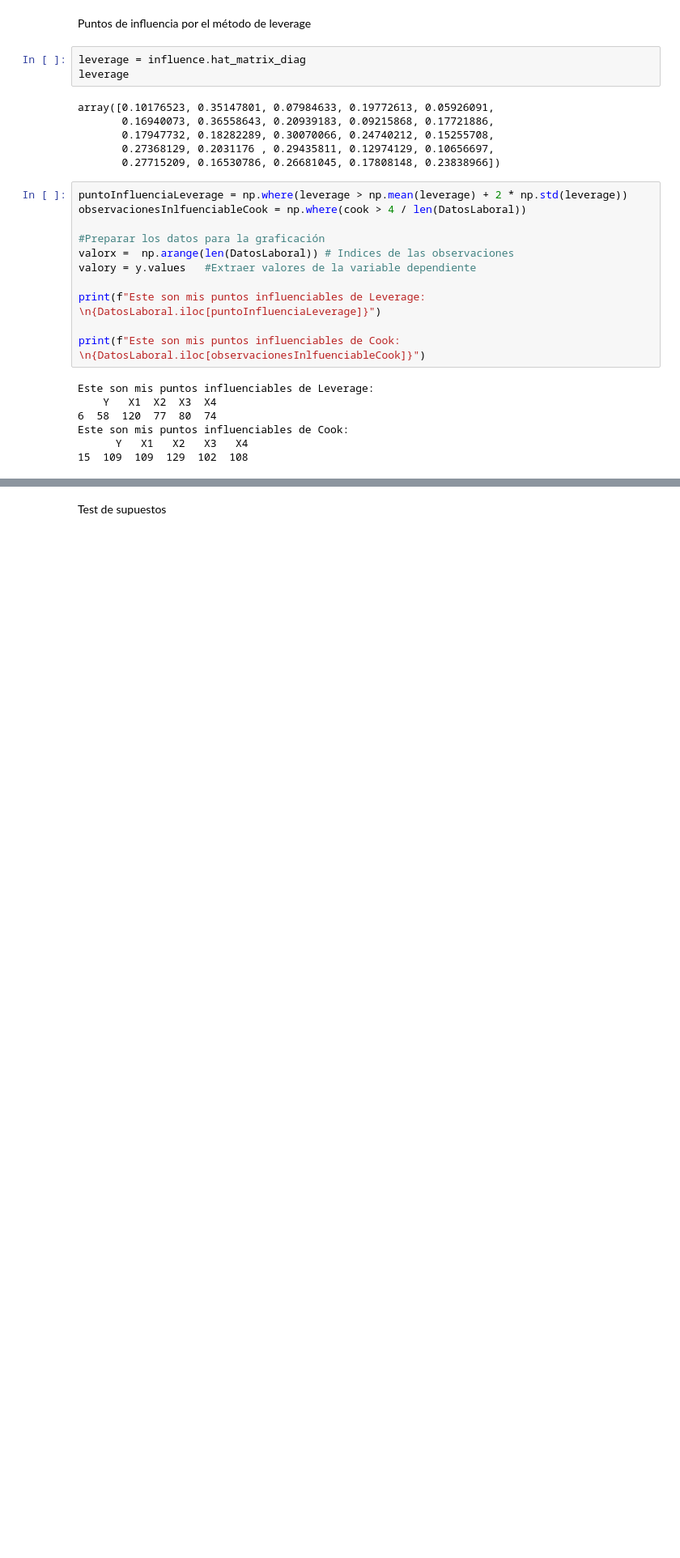
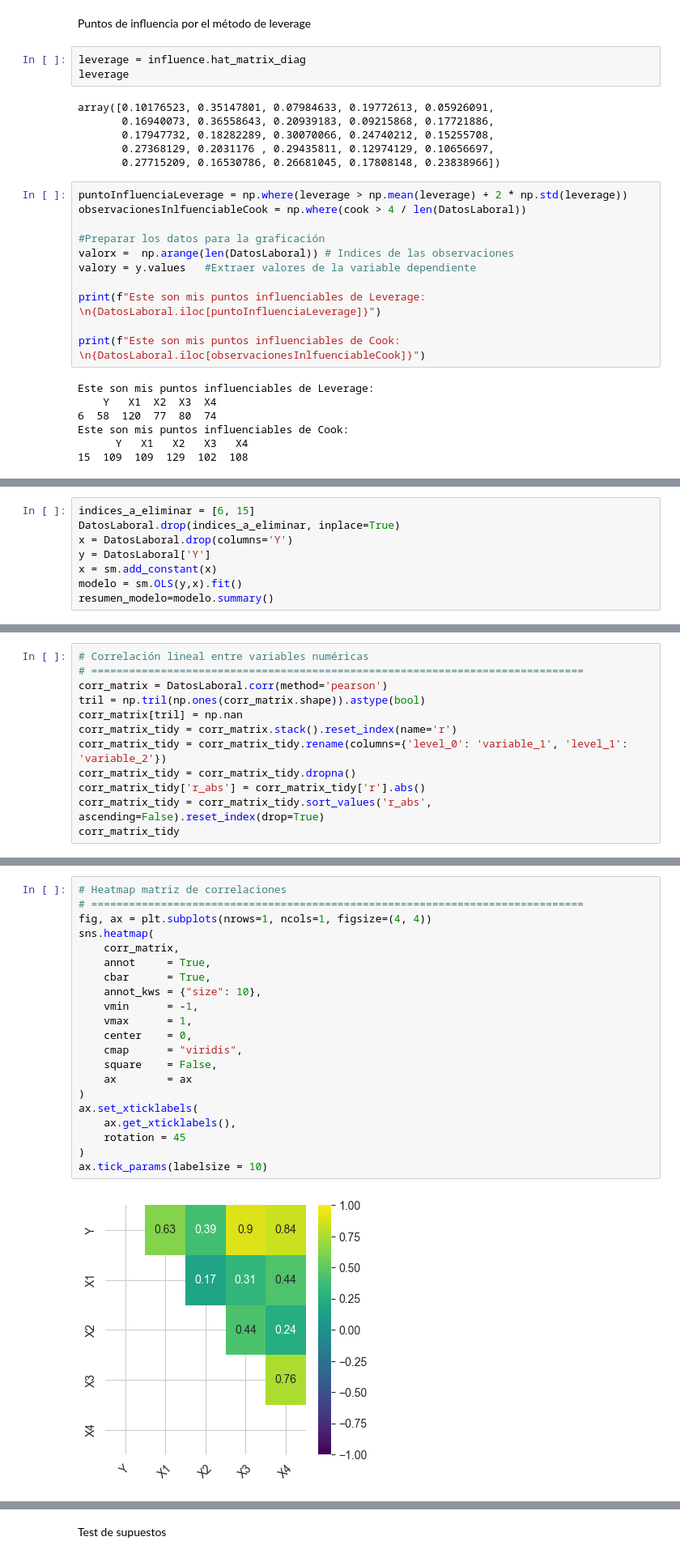
Before and after one commit to JuanJoseNaranjo/Regresion_lineal_multiple, a Jupyter notebook: Trabajo3EAE_JuanJoseNaranjoVelasquez_DiegoAlejandroMoraSuarez_KennethDavidLeonelTriana.ipynb, the cells around one changed output, grey strips where cells are left out. Shown at 81% size. Drawn from its saved outputs; the diff is of its cells as text; blank space fills up the shorter version.

```diff
--- a/Trabajo3EAE_JuanJoseNaranjoVelasquez_DiegoAlejandroMoraSuarez_KennethDavidLeonelTriana.ipynb
+++ b/Trabajo3EAE_JuanJoseNaranjoVelasquez_DiegoAlejandroMoraSuarez_KennethDavidLeonelTriana.ipynb
@@ -275,0 +298,8 @@ plt.show()
+# %%
+indices_a_eliminar = [6, 15]
+DatosLaboral.drop(indices_a_eliminar, inplace=True)
+x = DatosLaboral.drop(columns='Y')
+y = DatosLaboral['Y']
+x = sm.add_constant(x)
+modelo = sm.OLS(y,x).fit()
+resumen_modelo=modelo.summary()
@@ -275,0 +353,12 @@ plt.show()
+# %%
+# Correlación lineal entre variables numéricas
+# ==============================================================================
+corr_matrix = DatosLaboral.corr(method='pearson')
+tril = np.tril(np.ones(corr_matrix.shape)).astype(bool)
+corr_matrix[tril] = np.nan
+corr_matrix_tidy = corr_matrix.stack().reset_index(name='r')
+corr_matrix_tidy = corr_matrix_tidy.rename(columns={'level_0': 'variable_1', 'level_1': 'variable_2'})
+corr_matrix_tidy = corr_matrix_tidy.dropna()
+corr_matrix_tidy['r_abs'] = corr_matrix_tidy['r'].abs()
+corr_matrix_tidy = corr_matrix_tidy.sort_values('r_abs', ascending=False).reset_index(drop=True)
+corr_matrix_tidy
@@ -276,3 +377,26 @@ plt.show()
+# %%
+# Heatmap matriz de correlaciones
+# ==============================================================================
+fig, ax = plt.subplots(nrows=1, ncols=1, figsize=(4, 4))
+sns.heatmap(
+    corr_matrix,
+    annot     = True,
+    cbar      = True,
+    annot_kws = {"size": 10},
+    vmin      = -1,
+    vmax      = 1,
+    center    = 0,
+    cmap      = "viridis",
+    square    = False,
+    ax        = ax
+)
+ax.set_xticklabels(
+    ax.get_xticklabels(),
+    rotation = 45
+)
+ax.tick_params(labelsize = 10)
+# %% [output]
+[figure, added]
 # %%
 # Residuos del modelo
 # ==============================================================================
```
Also changed, not shown: parts of 35 cells of this notebook.
